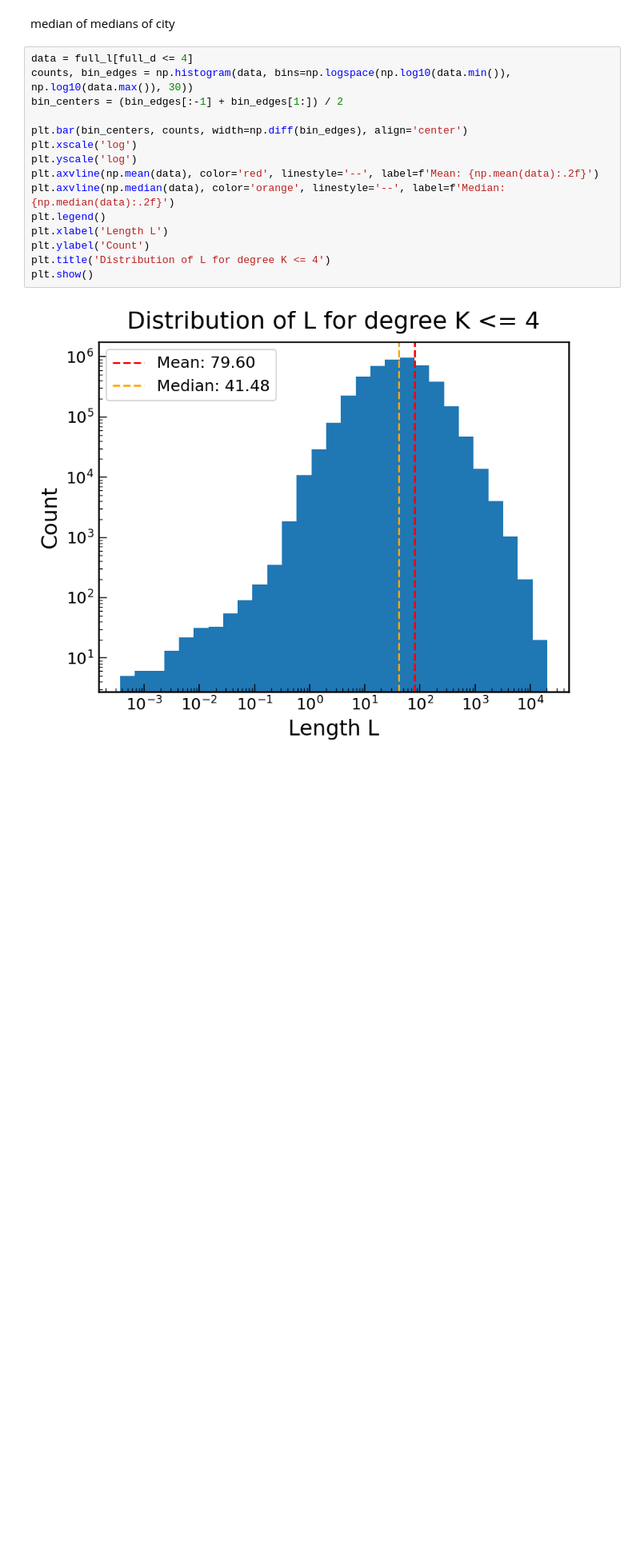
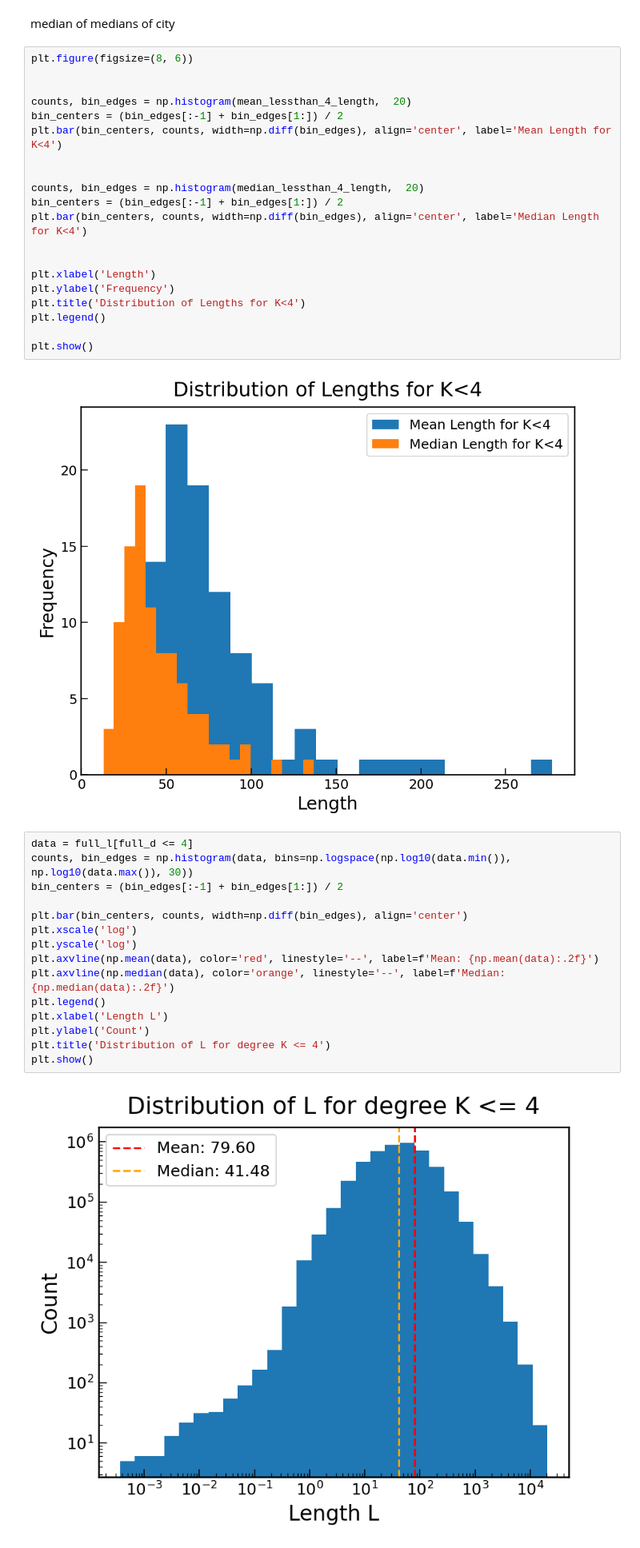
Before and after one commit to LassePSH/DualGraphDirCon, a Jupyter notebook: notebooks_lasse/length.ipynb, the cells around one changed output. Shown at 80% size. Drawn from its saved outputs; the diff is of its cells as text; blank space fills up the shorter version.

```diff
--- a/notebooks_lasse/length.ipynb
+++ b/notebooks_lasse/length.ipynb
@@ -60,5 +83,27 @@ plt.show()
 # %% [markdown]
 median of medians of city
+# %%
+plt.figure(figsize=(8, 6))
+
+
+counts, bin_edges = np.histogram(mean_lessthan_4_length,  20)
+bin_centers = (bin_edges[:-1] + bin_edges[1:]) / 2
+plt.bar(bin_centers, counts, width=np.diff(bin_edges), align='center', label='Mean Length for K<4')
+
+
+counts, bin_edges = np.histogram(median_lessthan_4_length,  20)
+bin_centers = (bin_edges[:-1] + bin_edges[1:]) / 2
+plt.bar(bin_centers, counts, width=np.diff(bin_edges), align='center', label='Median Length for K<4')
+
+
+plt.xlabel('Length')
+plt.ylabel('Frequency')
+plt.title('Distribution of Lengths for K<4')
+plt.legend()
+
+plt.show()
+# %% [output]
+[figure, added]
 # %%
 data = full_l[full_d <= 4]
 counts, bin_edges = np.histogram(data, bins=np.logspace(np.log10(data.min()), np.log10(data.max()), 30))
```
Also changed, not shown: parts of 3 cells of this notebook, 10 other files.
